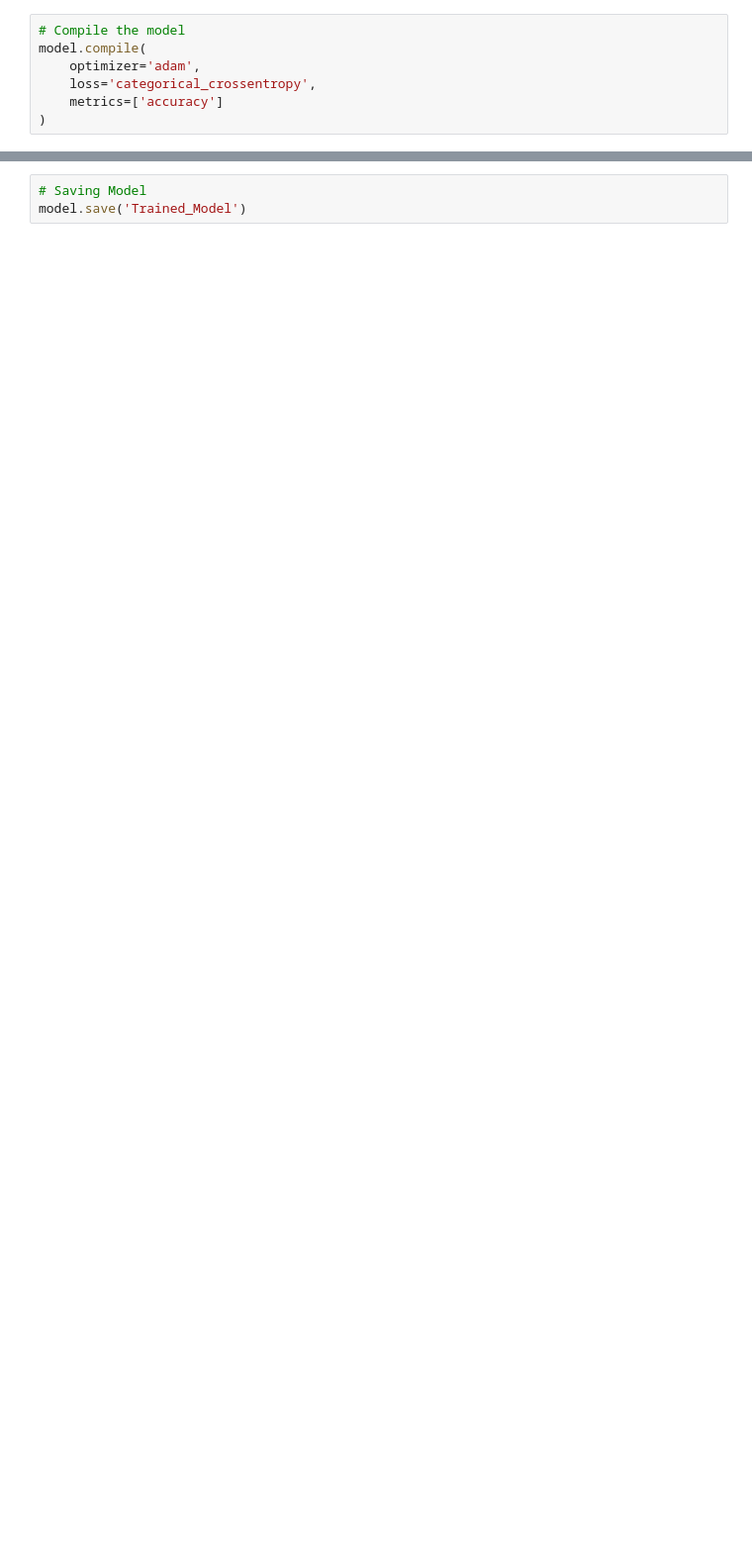
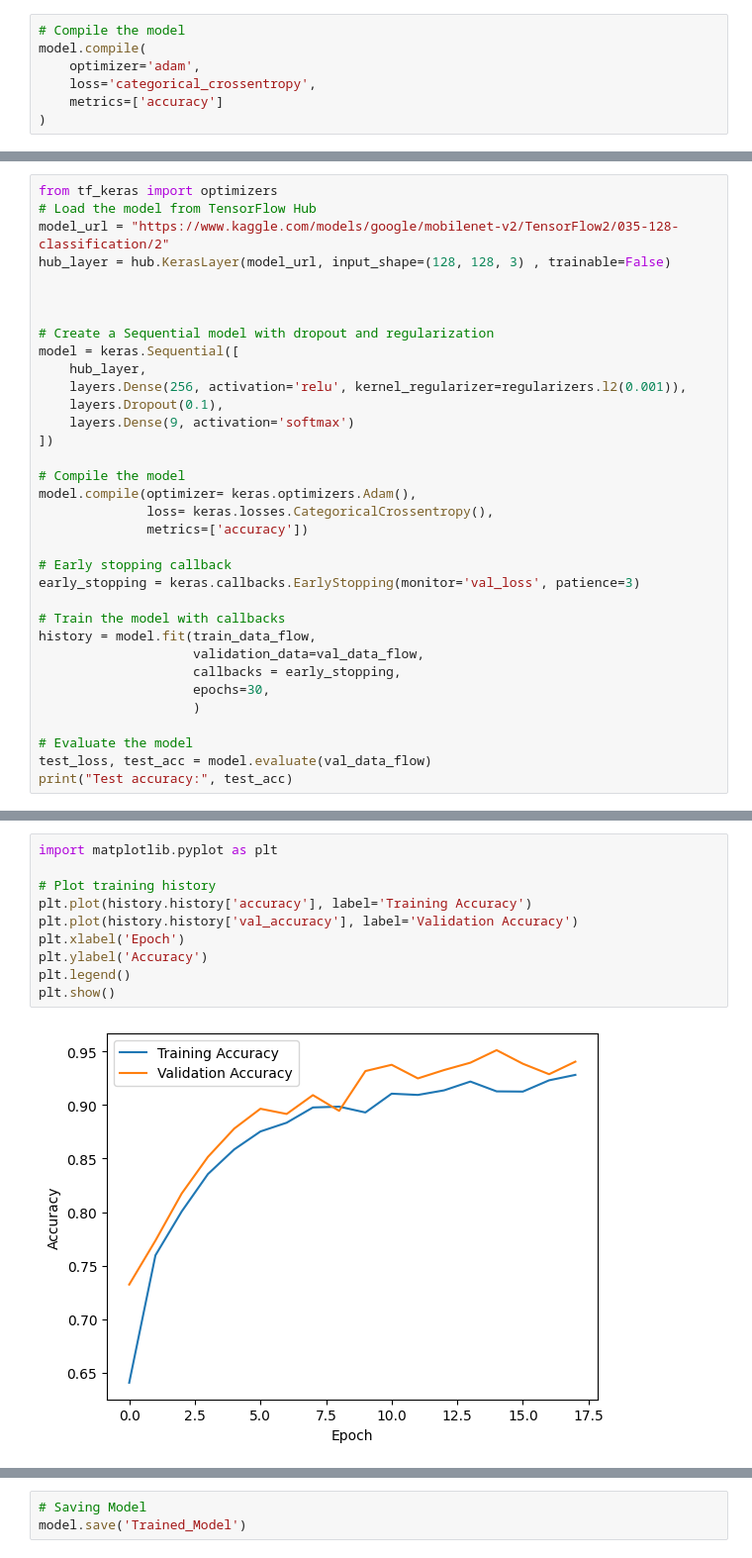
Before and after one commit to RKPen/Machine-Learning-CNN, a Jupyter notebook: Project.ipynb, the cells around one changed output, grey strips where cells are left out. Shown: that part at 99% size. Cells and saved outputs as stored; diff of their text form; blank space fills up the shorter version.

```diff
--- a/Project.ipynb
+++ b/Project.ipynb
@@ -93,0 +448,34 @@ plt.show()
+# %%
+from tf_keras import optimizers
+# Load the model from TensorFlow Hub
+model_url = "https://www.kaggle.com/models/google/mobilenet-v2/TensorFlow2/035-128-classification/2"
+hub_layer = hub.KerasLayer(model_url, input_shape=(128, 128, 3) , trainable=False)
+
+
+
+# Create a Sequential model with dropout and regularization
+model = keras.Sequential([
+    hub_layer,
+    layers.Dense(256, activation='relu', kernel_regularizer=regularizers.l2(0.001)),
+    layers.Dropout(0.1),
+    layers.Dense(9, activation='softmax')
+])
+
+# Compile the model
+model.compile(optimizer= keras.optimizers.Adam(),
+              loss= keras.losses.CategoricalCrossentropy(),
+              metrics=['accuracy'])
+
+# Early stopping callback
+early_stopping = keras.callbacks.EarlyStopping(monitor='val_loss', patience=3)
+
+# Train the model with callbacks
+history = model.fit(train_data_flow,
+                    validation_data=val_data_flow,
+                    callbacks = early_stopping,
+                    epochs=30,
+                    )
+
+# Evaluate the model
+test_loss, test_acc = model.evaluate(val_data_flow)
+print("Test accuracy:", test_acc)
@@ -93,0 +500,12 @@ plt.show()
+# %%
+import matplotlib.pyplot as plt
+
+# Plot training history
+plt.plot(history.history['accuracy'], label='Training Accuracy')
+plt.plot(history.history['val_accuracy'], label='Validation Accuracy')
+plt.xlabel('Epoch')
+plt.ylabel('Accuracy')
+plt.legend()
+plt.show()
+# %% [output]
+[figure, added]
```
Also changed, not shown: parts of 22 cells of this notebook, 6 other files.
